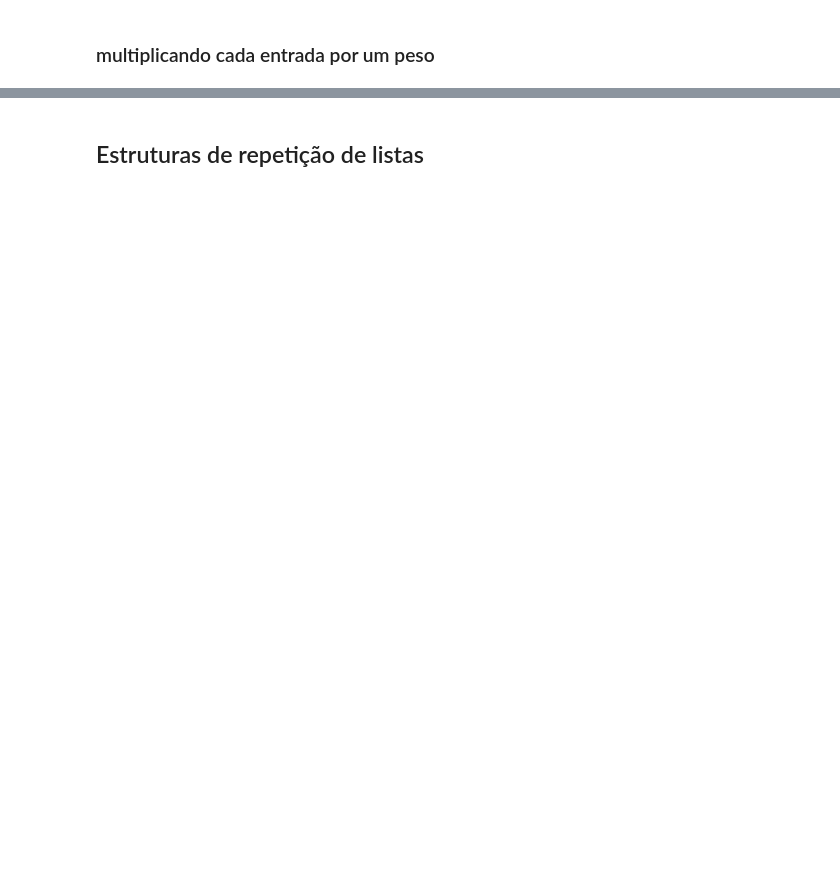
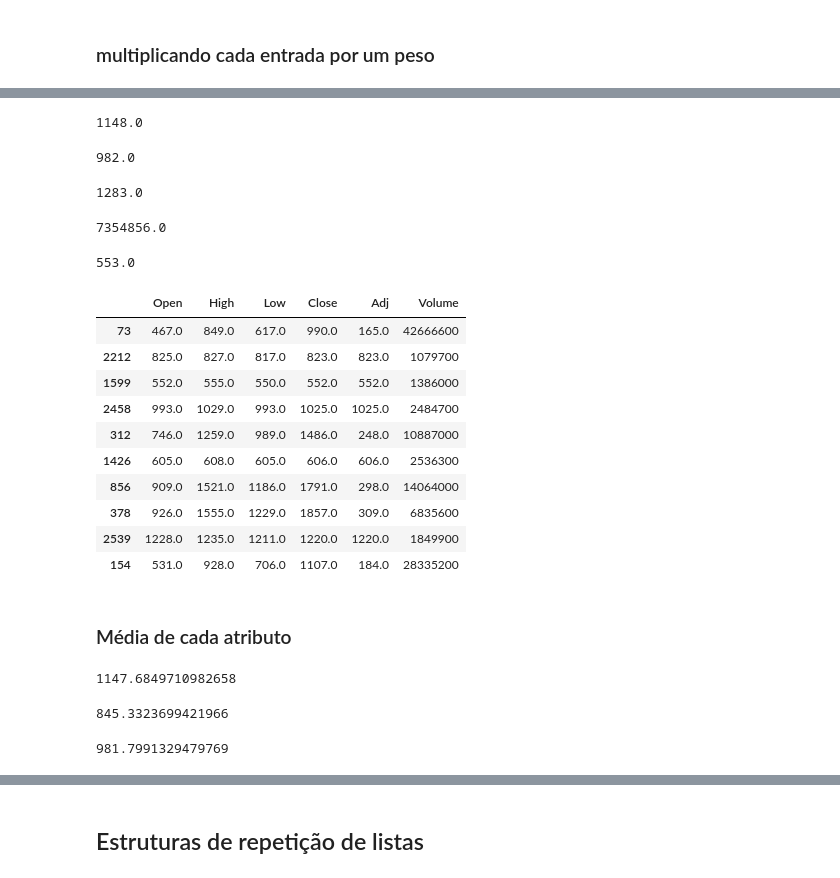
Before and after one commit to jimitogni/ia006, a Jupyter notebook: pf/ga_predict.ipynb, the cells around one changed output, grey strips where cells are left out. Saved outputs shown, nothing was run; the diff lists cells and outputs as text; code cells hidden in the pictures; blank space fills up the shorter version.

Commit message:
multiplicate mean and sigmoid

```diff
--- a/pf/ga_predict.ipynb
+++ b/pf/ga_predict.ipynb
@@ -197,0 +246,2 @@ y_train_google_pesos
+# %%
+y_train_google.rename(index=str, columns={"Adj Close": "Adj"}, inplace=True)
@@ -197,0 +250,36 @@ y_train_google_pesos
+# %%
+round(y_train_google.High.mean(axis=0),0)
+# %% [output]
+1148.0
+# %%
+round(y_train_google.Low.mean(axis=0),0)
+# %% [output]
+982.0
+# %%
+round(y_train_google.Close.mean(axis=0),0)
+# %% [output]
+1283.0
+# %%
+round(y_train_google.Volume.mean(axis=0),0)
+# %% [output]
+7354856.0
+# %%
+round(y_train_google.Adj.mean(axis=0),0)
+# %% [output]
+553.0
+# %%
+y_train_google[:10]
+# %% [output]
+|  | Open | High | Low | Close | Adj | Volume |
+| 73 | 467.0 | 849.0 | 617.0 | 990.0 | 165.0 | 42666600 |
+| 2212 | 825.0 | 827.0 | 817.0 | 823.0 | 823.0 | 1079700 |
+| 1599 | 552.0 | 555.0 | 550.0 | 552.0 | 552.0 | 1386000 |
+| 2458 | 993.0 | 1029.0 | 993.0 | 1025.0 | 1025.0 | 2484700 |
+| 312 | 746.0 | 1259.0 | 989.0 | 1486.0 | 248.0 | 10887000 |
+| 1426 | 605.0 | 608.0 | 605.0 | 606.0 | 606.0 | 2536300 |
+| 856 | 909.0 | 1521.0 | 1186.0 | 1791.0 | 298.0 | 14064000 |
+| 378 | 926.0 | 1555.0 | 1229.0 | 1857.0 | 309.0 | 6835600 |
+| 2539 | 1228.0 | 1235.0 | 1211.0 | 1220.0 | 1220.0 | 1849900 |
+| 154 | 531.0 | 928.0 | 706.0 | 1107.0 | 184.0 | 28335200 |
+# %% [markdown]
+### Média de cada atributo
@@ -197,0 +293,12 @@ y_train_google_pesos
+# %%
+google_media_high
+# %% [output]
+1147.6849710982658
+# %%
+google_media_open
+# %% [output]
+845.3323699421966
+# %%
+google_media_low
+# %% [output]
+981.7991329479769
```
Also changed, not shown: parts of 53 cells of this notebook.
